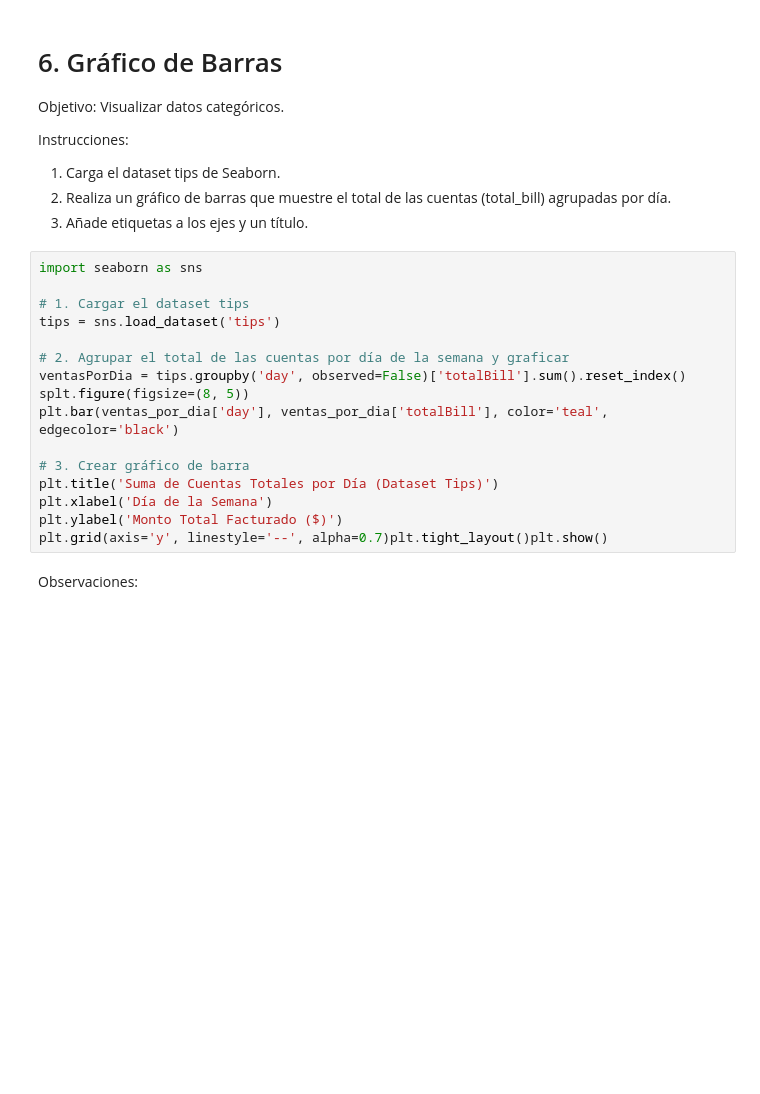
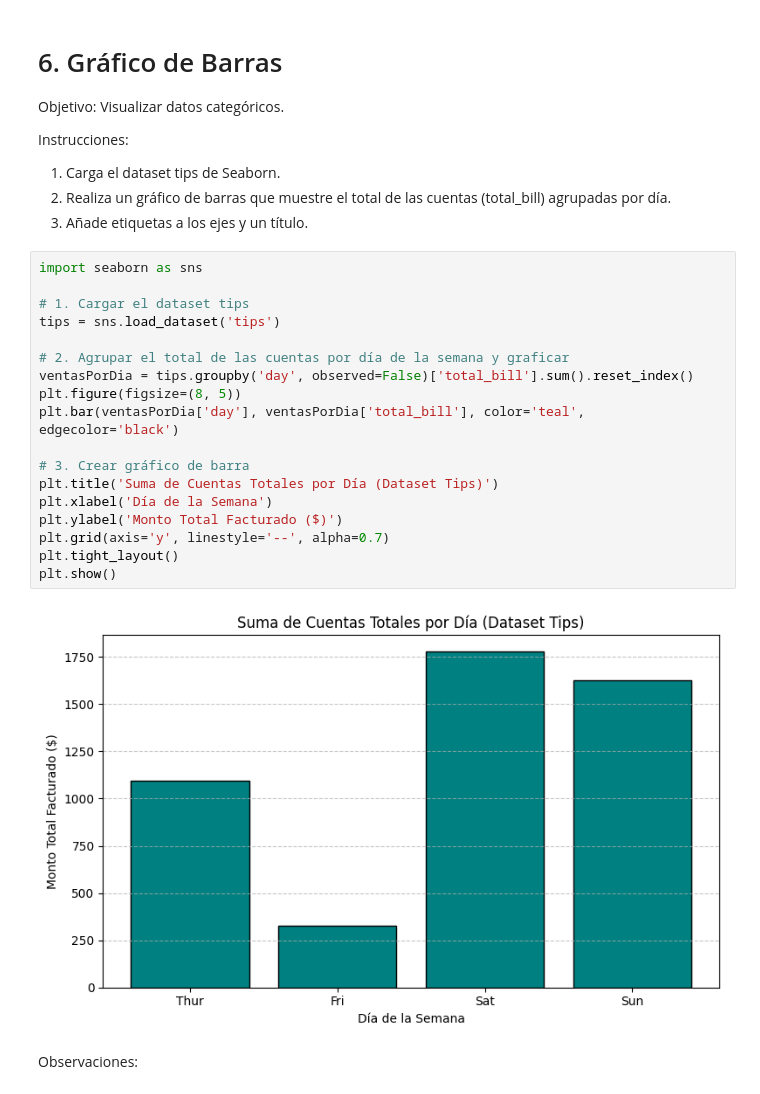
Before and after one commit to JuCaRiCo/202602-AnaliticaDescriptivaPredictiva, a Jupyter notebook: C5. Estadıstica-271760.ipynb, the cells around one changed output. Saved outputs shown, nothing was run; the diff lists cells and outputs as text; blank space fills up the shorter version.

```diff
--- a/C5. Estadıstica-271760.ipynb
+++ b/C5. Estadıstica-271760.ipynb
@@ -219,19 +223,23 @@ agrupadas por día.
 # %%
 import seaborn as sns
 
 # 1. Cargar el dataset tips
 tips = sns.load_dataset('tips')
 
 # 2. Agrupar el total de las cuentas por día de la semana y graficar
-ventasPorDia = tips.groupby('day', observed=False)['totalBill'].sum().reset_index()
-splt.figure(figsize=(8, 5))
-plt.bar(ventas_por_dia['day'], ventas_por_dia['totalBill'], color='teal', edgecolor='black')
+ventasPorDia = tips.groupby('day', observed=False)['total_bill'].sum().reset_index()
+plt.figure(figsize=(8, 5))
+plt.bar(ventasPorDia['day'], ventasPorDia['total_bill'], color='teal', edgecolor='black')
 
 # 3. Crear gráfico de barra
 plt.title('Suma de Cuentas Totales por Día (Dataset Tips)')
 plt.xlabel('Día de la Semana')
 plt.ylabel('Monto Total Facturado ($)')
-plt.grid(axis='y', linestyle='--', alpha=0.7)plt.tight_layout()plt.show()
+plt.grid(axis='y', linestyle='--', alpha=0.7)
+plt.tight_layout()
+plt.show()
+# %% [output]
+[figure, added]
 # %% [markdown]
 Observaciones:
 # %% [markdown]
```
Also changed, not shown: parts of 8 cells of this notebook.
